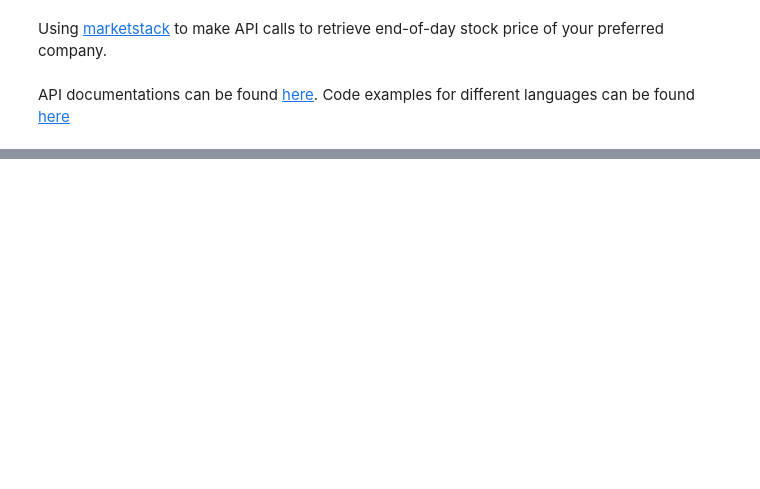
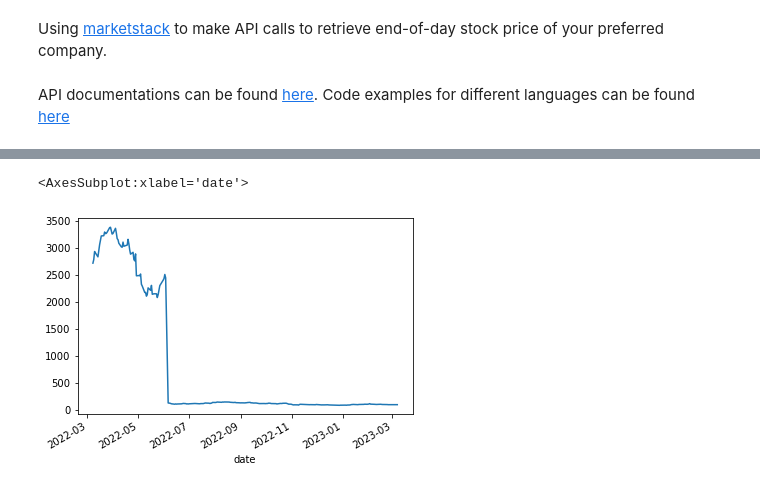
Before and after one commit to rahulakrish/portfolio_builder, a Jupyter notebook: notebook.ipynb, the cells around one changed output, grey strips where cells are left out. Cells and saved outputs as stored; diff of their text form; code cells hidden in the pictures; blank space fills up the shorter version.

```diff
--- a/notebook.ipynb
+++ b/notebook.ipynb
@@ -113,0 +84,5 @@ combined_df.plot(figsize=(12,8))
+# %%
+amazon['adj_close'].plot()
+# %% [output]
+<AxesSubplot:xlabel='date'>
+[figure, added]
```
Also changed, not shown: parts of 9 cells of this notebook.
